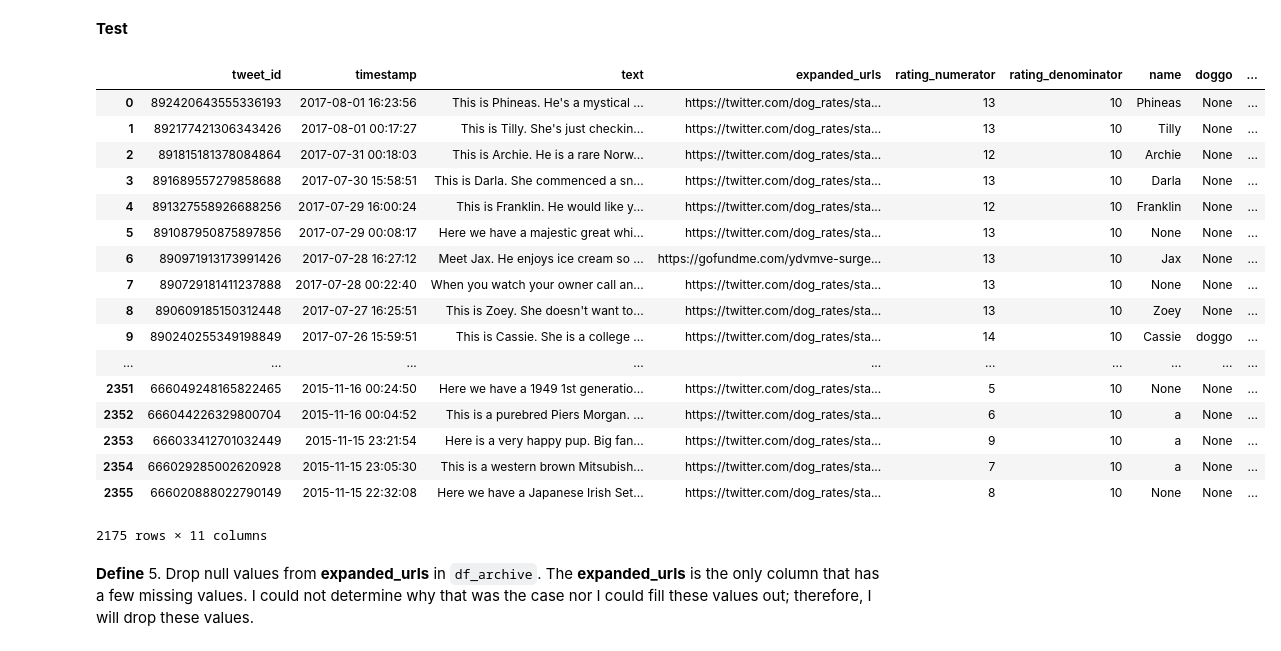
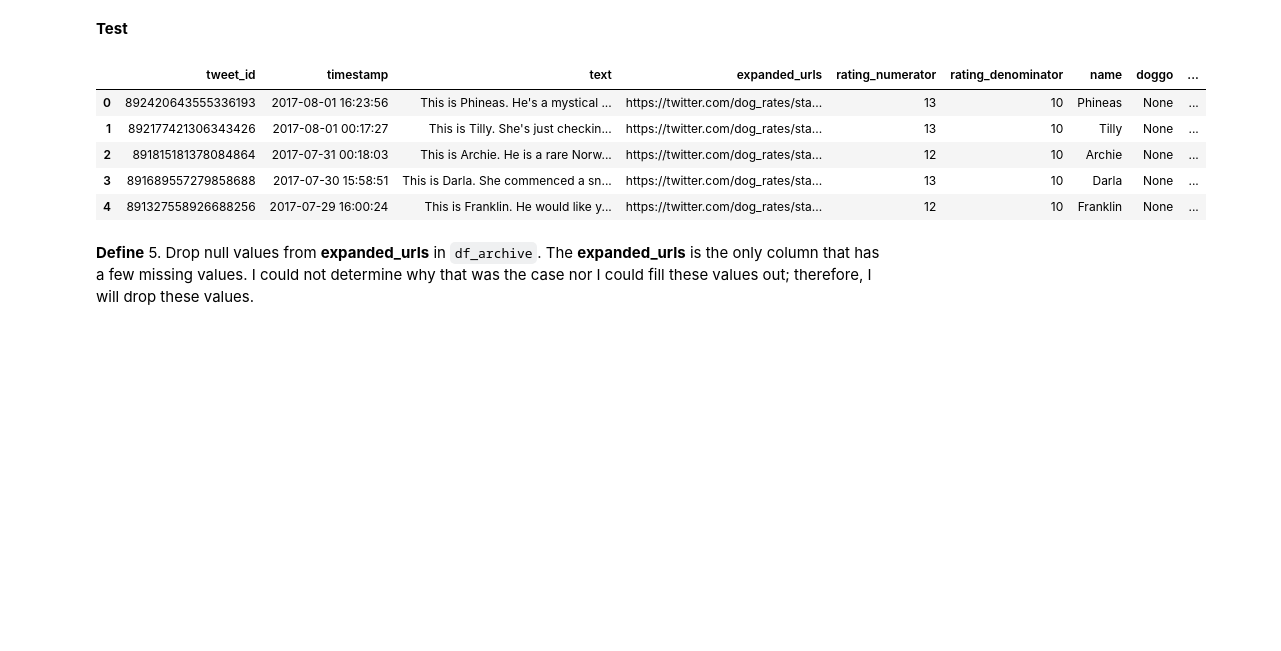
Before and after one commit to PiotrMajor/Data-Wrangling, a Jupyter notebook: wrangle_act.ipynb, the cells around one changed output. Drawn from its saved outputs; the diff is of its cells as text; code cells hidden in the pictures; blank space fills up the shorter version.

```diff
--- a/wrangle_act.ipynb
+++ b/wrangle_act.ipynb
@@ -369,26 +346,14 @@ df_archive.drop(['in_reply_to_status_id','in_reply_to_user_id','retweeted_status
 **Test**
 # %%
 # confirm changes
-df_archive
+df_archive.head()
 # %% [output]
 |  | tweet_id | timestamp | text | expanded_urls | rating_numerator | rating_denominator | name | doggo | ... |
 | 0 | 892420643555336193 | 2017-08-01 16:23:56 | This is Phineas. He's a mystical ... | https://twitter.com/dog_rates/sta... | 13 | 10 | Phineas | None | ... |
 | 1 | 892177421306343426 | 2017-08-01 00:17:27 | This is Tilly. She's just checkin... | https://twitter.com/dog_rates/sta... | 13 | 10 | Tilly | None | ... |
 | 2 | 891815181378084864 | 2017-07-31 00:18:03 | This is Archie. He is a rare Norw... | https://twitter.com/dog_rates/sta... | 12 | 10 | Archie | None | ... |
 | 3 | 891689557279858688 | 2017-07-30 15:58:51 | This is Darla. She commenced a sn... | https://twitter.com/dog_rates/sta... | 13 | 10 | Darla | None | ... |
 | 4 | 891327558926688256 | 2017-07-29 16:00:24 | This is Franklin. He would like y... | https://twitter.com/dog_rates/sta... | 12 | 10 | Franklin | None | ... |
-| 5 | 891087950875897856 | 2017-07-29 00:08:17 | Here we have a majestic great whi... | https://twitter.com/dog_rates/sta... | 13 | 10 | None | None | ... |
-| 6 | 890971913173991426 | 2017-07-28 16:27:12 | Meet Jax. He enjoys ice cream so ... | https://gofundme.com/ydvmve-surge... | 13 | 10 | Jax | None | ... |
-| 7 | 890729181411237888 | 2017-07-28 00:22:40 | When you watch your owner call an... | https://twitter.com/dog_rates/sta... | 13 | 10 | None | None | ... |
-| 8 | 890609185150312448 | 2017-07-27 16:25:51 | This is Zoey. She doesn't want to... | https://twitter.com/dog_rates/sta... | 13 | 10 | Zoey | None | ... |
-| 9 | 890240255349198849 | 2017-07-26 15:59:51 | This is Cassie. She is a college ... | https://twitter.com/dog_rates/sta... | 14 | 10 | Cassie | doggo | ... |
-| ... | ... | ... | ... | ... | ... | ... | ... | ... | ... |
-| 2351 | 666049248165822465 | 2015-11-16 00:24:50 | Here we have a 1949 1st generatio... | https://twitter.com/dog_rates/sta... | 5 | 10 | None | None | ... |
-| 2352 | 666044226329800704 | 2015-11-16 00:04:52 | This is a purebred Piers Morgan. ... | https://twitter.com/dog_rates/sta... | 6 | 10 | a | None | ... |
-| 2353 | 666033412701032449 | 2015-11-15 23:21:54 | Here is a very happy pup. Big fan... | https://twitter.com/dog_rates/sta... | 9 | 10 | a | None | ... |
-| 2354 | 666029285002620928 | 2015-11-15 23:05:30 | This is a western brown Mitsubish... | https://twitter.com/dog_rates/sta... | 7 | 10 | a | None | ... |
-| 2355 | 666020888022790149 | 2015-11-15 22:32:08 | Here we have a Japanese Irish Set... | https://twitter.com/dog_rates/sta... | 8 | 10 | None | None | ... |
-2175 rows × 11 columns
 # %% [markdown]
 **Define**
 5. Drop null values from **expanded_urls** in `df_archive`. The **expanded_urls** is the only column that has a few missing values. I could not determine why that was the case nor I could fill these values out; therefore, I will drop these values.
```
Also changed, not shown: parts of 28 cells of this notebook.
